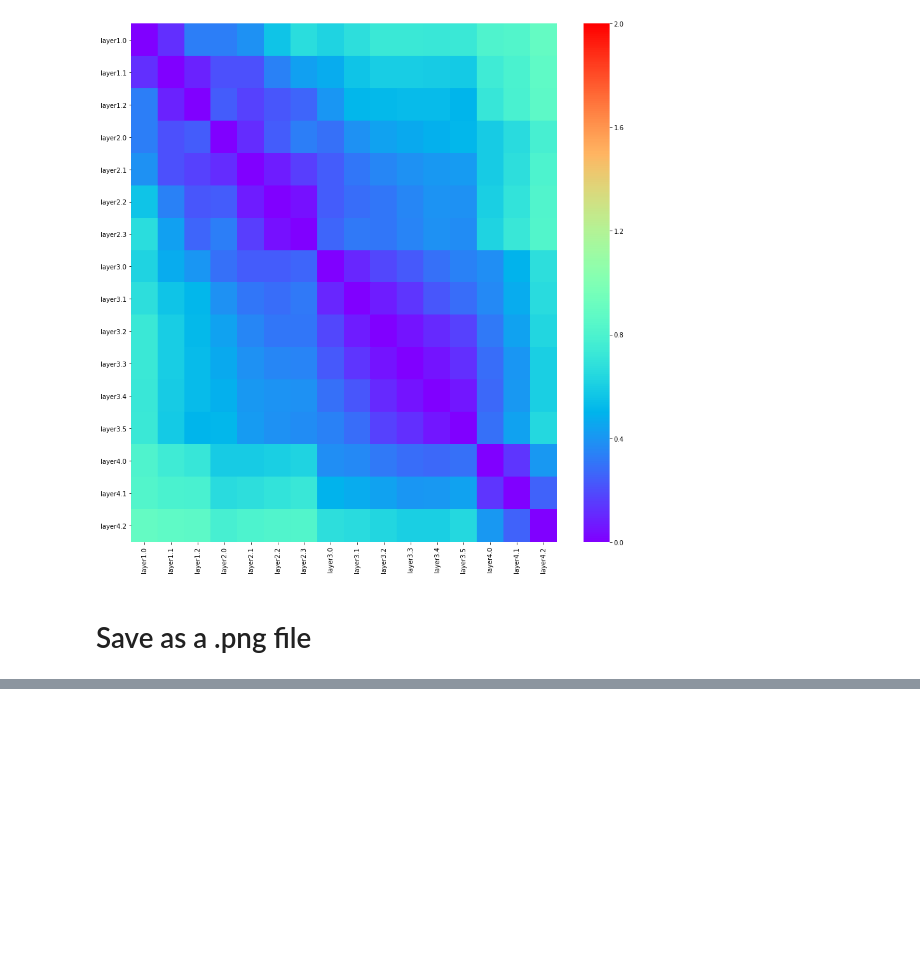
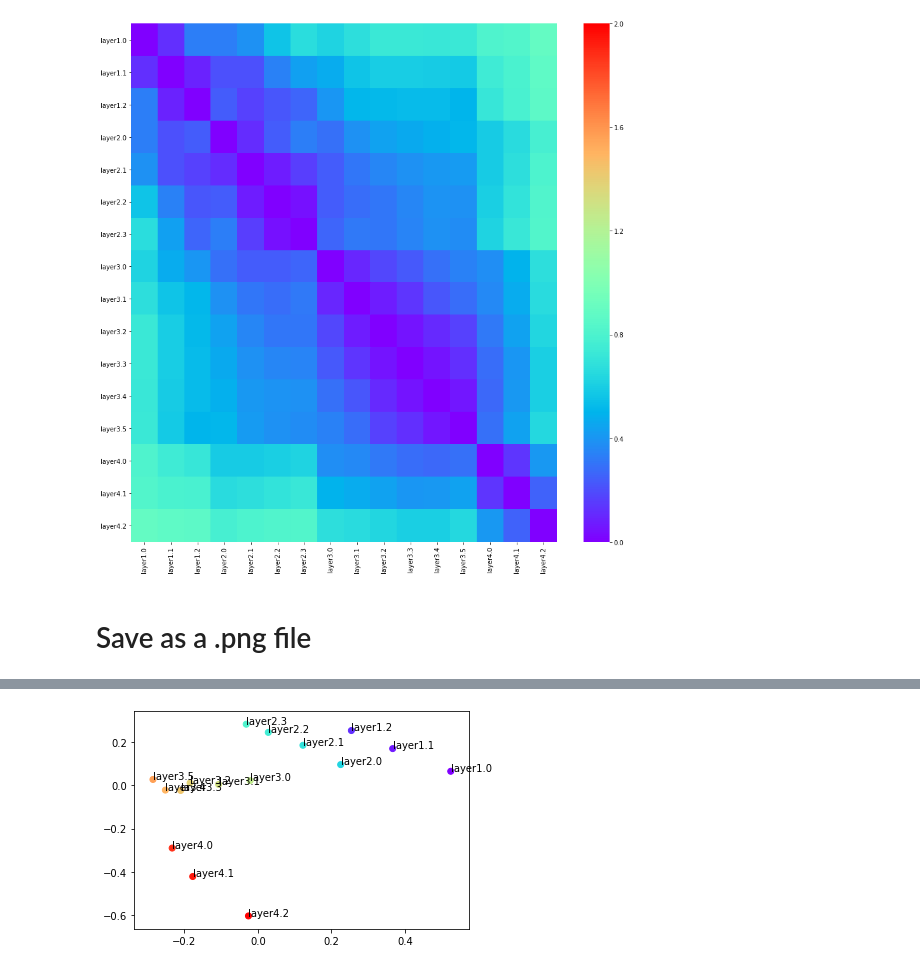
Before and after one commit to Agnessa14/RSA_object_classification, a Jupyter notebook: Plotting_Model_RDM.ipynb, the cells around one changed output, grey strips where cells are left out. Saved outputs shown, nothing was run; the diff lists cells and outputs as text; code cells hidden in the pictures; blank space fills up the shorter version.

Commit message:
added MDS plotting

```diff
--- a/Plotting_Model_RDM.ipynb
+++ b/Plotting_Model_RDM.ipynb
@@ -47,0 +50,4 @@ fig.savefig(path)
+# %%
+from sklearn.manifold import TSNE, MDS
+mds = MDS(n_components=2, n_init=200, max_iter=2000, eps=0.0001, dissimilarity='precomputed')
+data_embedded = mds.fit_transform(1-Model_RDM)
@@ -47,0 +71,11 @@ fig.savefig(path)
+# %%
+sorted_layers = [1.0,1.1,1.2,2.0,2.1,2.2,2.3,3.0,3.1,3.2,3.3,3.4,3.5,4.0,4.1,4.2]
+fig, ax = plt.subplots()
+sc = ax.scatter(data_embedded[:, 0], data_embedded[:, 1], c=sorted_layers, cmap = 'rainbow')
+
+for i in range(layer_names.shape[0]):
+    ax.annotate(layer_names[i], (data_embedded[i, 0], data_embedded[i, 1]))
+
+plt.show()
+# %% [output]
+[figure, added]
```
Also changed, not shown: parts of 3 cells of this notebook.
